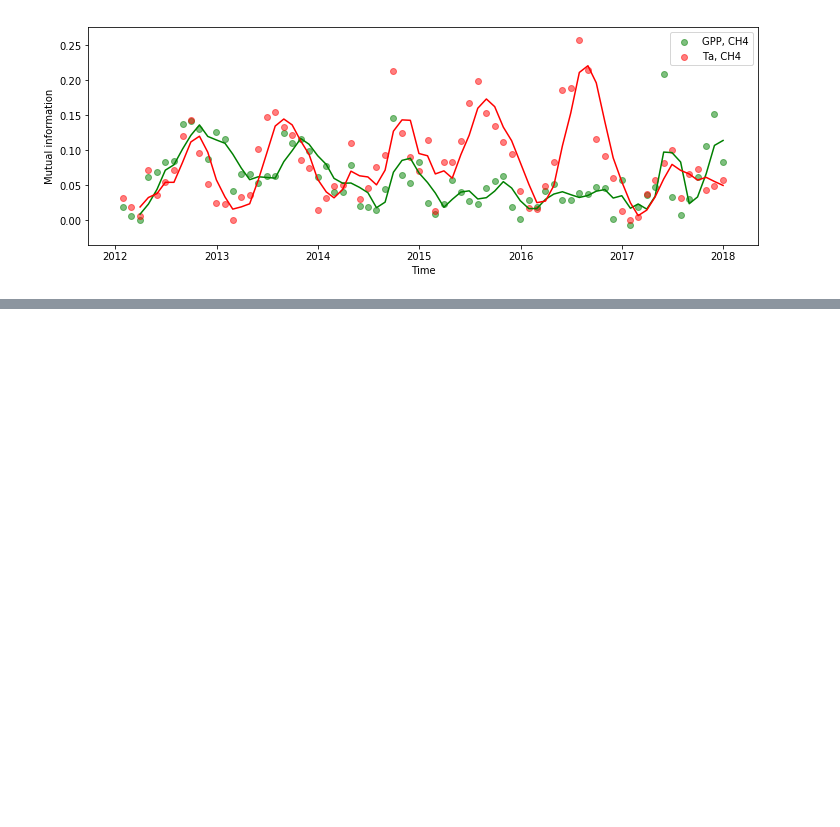
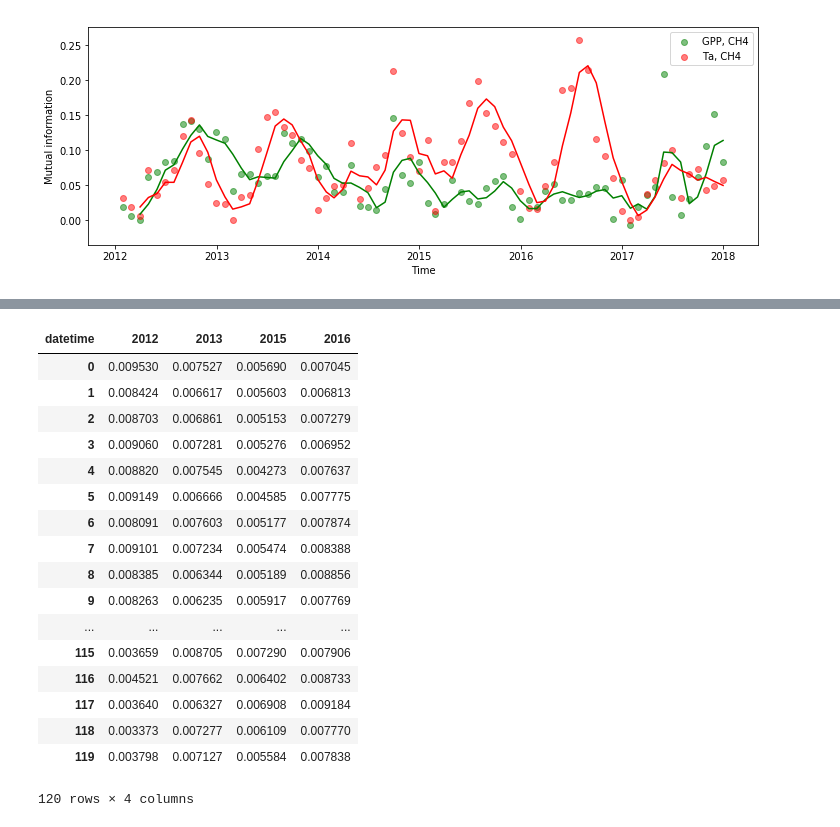
Before and after one commit to samdchamberlain/salinity_py, a Jupyter notebook: entropy_functions.ipynb, the cells around one changed output, grey strips where cells are left out. Cells and saved outputs as stored; diff of their text form; code cells hidden in the pictures; blank space fills up the shorter version.

```diff
--- a/entropy_functions.ipynb
+++ b/entropy_functions.ipynb
@@ -112,0 +226,21 @@ np.percentile(peat['wm_gf'], q = (1 - 0.01) * 100)
+# %%
+GPP_sig
+# %% [output]
+| datetime | 2012 | 2013 | 2015 | 2016 |
+| 0 | 0.009530 | 0.007527 | 0.005690 | 0.007045 |
+| 1 | 0.008424 | 0.006617 | 0.005603 | 0.006813 |
+| 2 | 0.008703 | 0.006861 | 0.005153 | 0.007279 |
+| 3 | 0.009060 | 0.007281 | 0.005276 | 0.006952 |
+| 4 | 0.008820 | 0.007545 | 0.004273 | 0.007637 |
+| 5 | 0.009149 | 0.006666 | 0.004585 | 0.007775 |
+| 6 | 0.008091 | 0.007603 | 0.005177 | 0.007874 |
+| 7 | 0.009101 | 0.007234 | 0.005474 | 0.008388 |
+| 8 | 0.008385 | 0.006344 | 0.005189 | 0.008856 |
+| 9 | 0.008263 | 0.006235 | 0.005917 | 0.007769 |
+| ... | ... | ... | ... | ... |
+| 115 | 0.003659 | 0.008705 | 0.007290 | 0.007906 |
+| 116 | 0.004521 | 0.007662 | 0.006402 | 0.008733 |
+| 117 | 0.003640 | 0.006327 | 0.006908 | 0.009184 |
+| 118 | 0.003373 | 0.007277 | 0.006109 | 0.007770 |
+| 119 | 0.003798 | 0.007127 | 0.005584 | 0.007838 |
+120 rows × 4 columns
```
Also changed, not shown: parts of 9 cells of this notebook, 2 other files.
